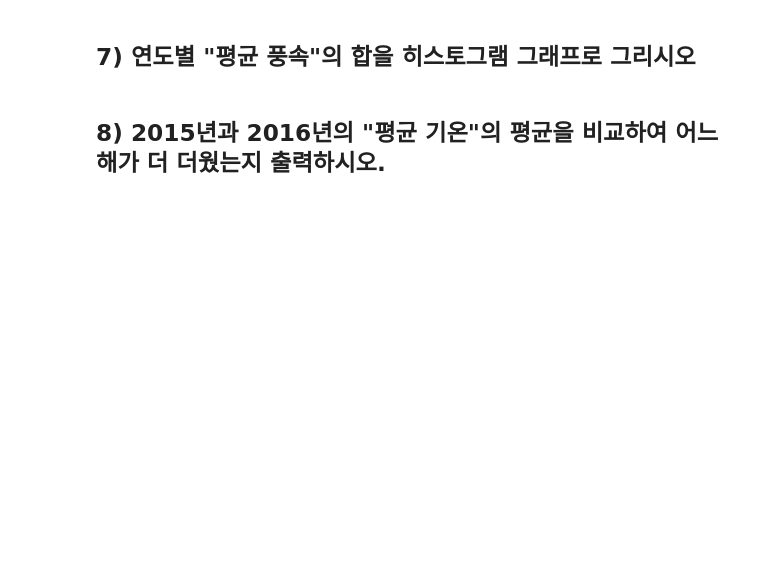
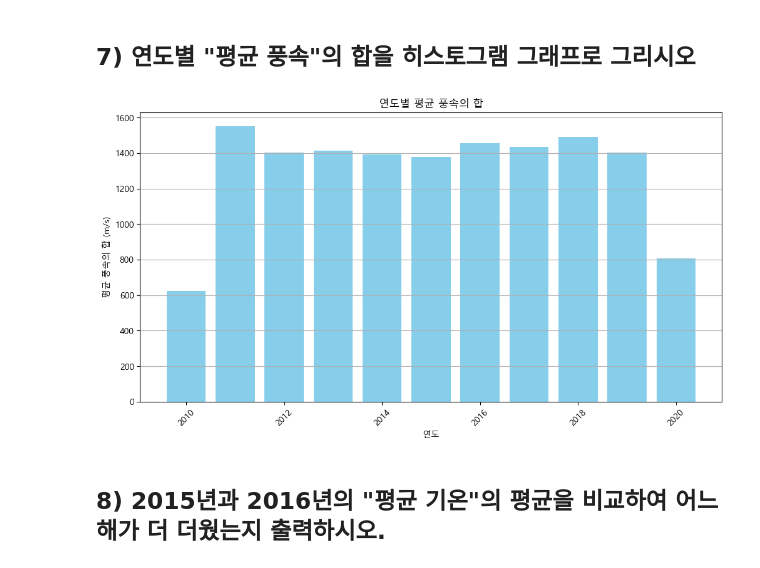
Before and after one commit to Ikhyuny/python_basic_2, a Jupyter notebook: time_series_class_5_9.ipynb, the cells around one changed output. Drawn from its saved outputs; the diff is of its cells as text; code cells hidden in the pictures; blank space fills up the shorter version.

```diff
--- a/time_series_class_5_9.ipynb
+++ b/time_series_class_5_9.ipynb
@@ -289,4 +455,28 @@ Text(0, 0.5, '빈도수')
 # %% [markdown]
 ## 7) 연도별 "평균 풍속"의 합을 히스토그램 그래프로 그리시오
+# %%
+import pandas as pd
+import numpy as np
+import matplotlib.pyplot as plt
+plt.rcParams["font.family"] = 'Malgun Gothic'
+
+weather = pd.read_csv("weather.csv")
+
+weather['year'] = pd.DatetimeIndex(weather['일시']).year
+
+yearly_sum = weather.groupby('year')[['평균 풍속']].sum().reset_index()
+
+plt.figure(figsize=(12, 6))
+plt.bar(yearly_sum['year'], yearly_sum['평균 풍속'], color='skyblue')
+
+plt.title('연도별 평균 풍속의 합')
+plt.xlabel('연도')
+plt.ylabel('평균 풍속의 합 (m/s)')
+
+plt.xticks(rotation=45)
+plt.grid(axis='y')
+plt.show()
+# %% [output]
+[figure, added]
 # %% [markdown]
 ## 8) 2015년과 2016년의 "평균 기온"의 평균을 비교하여 어느 해가 더 더웠는지 출력하시오.
```
Also changed, not shown: parts of 19 cells of this notebook.
